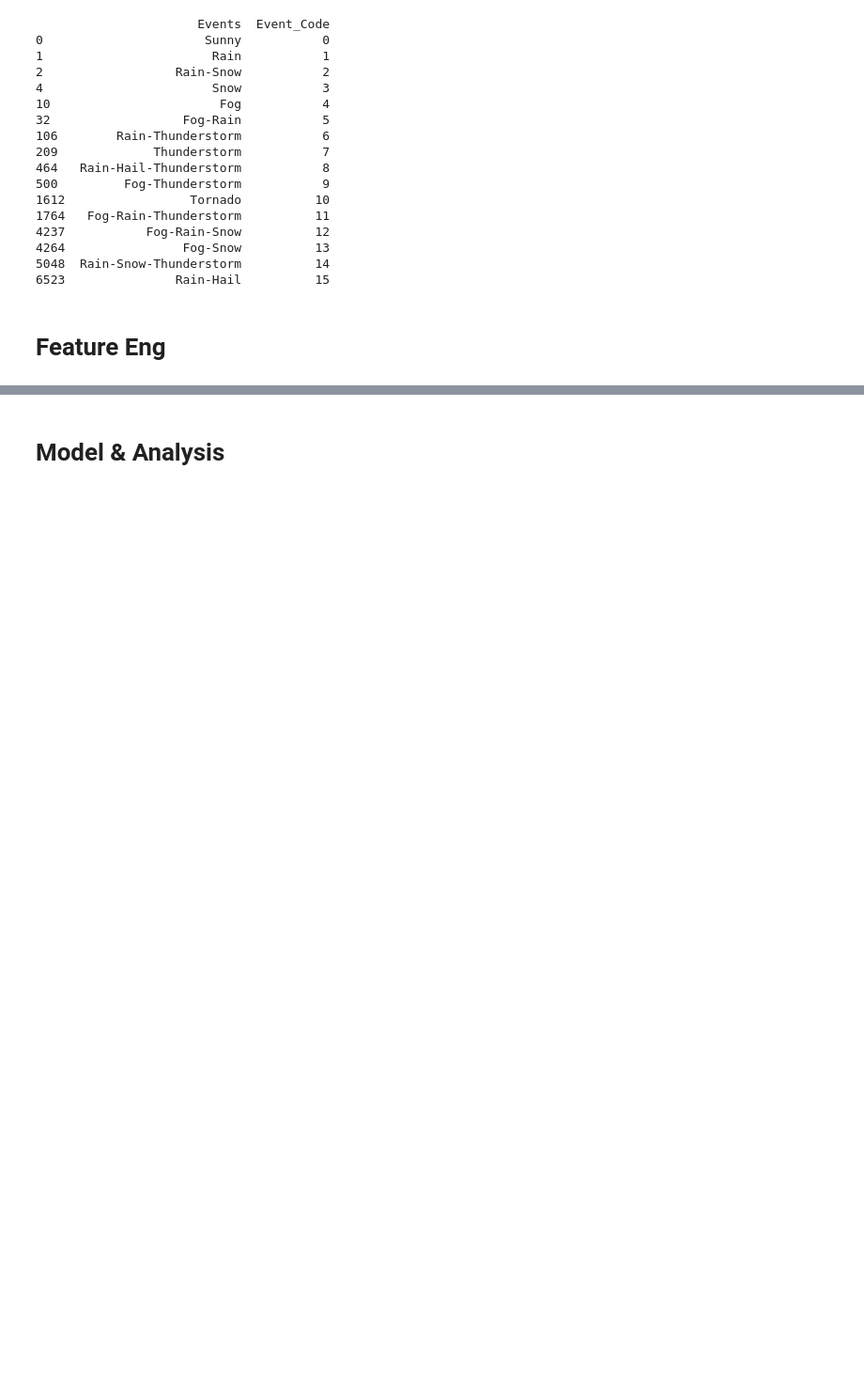
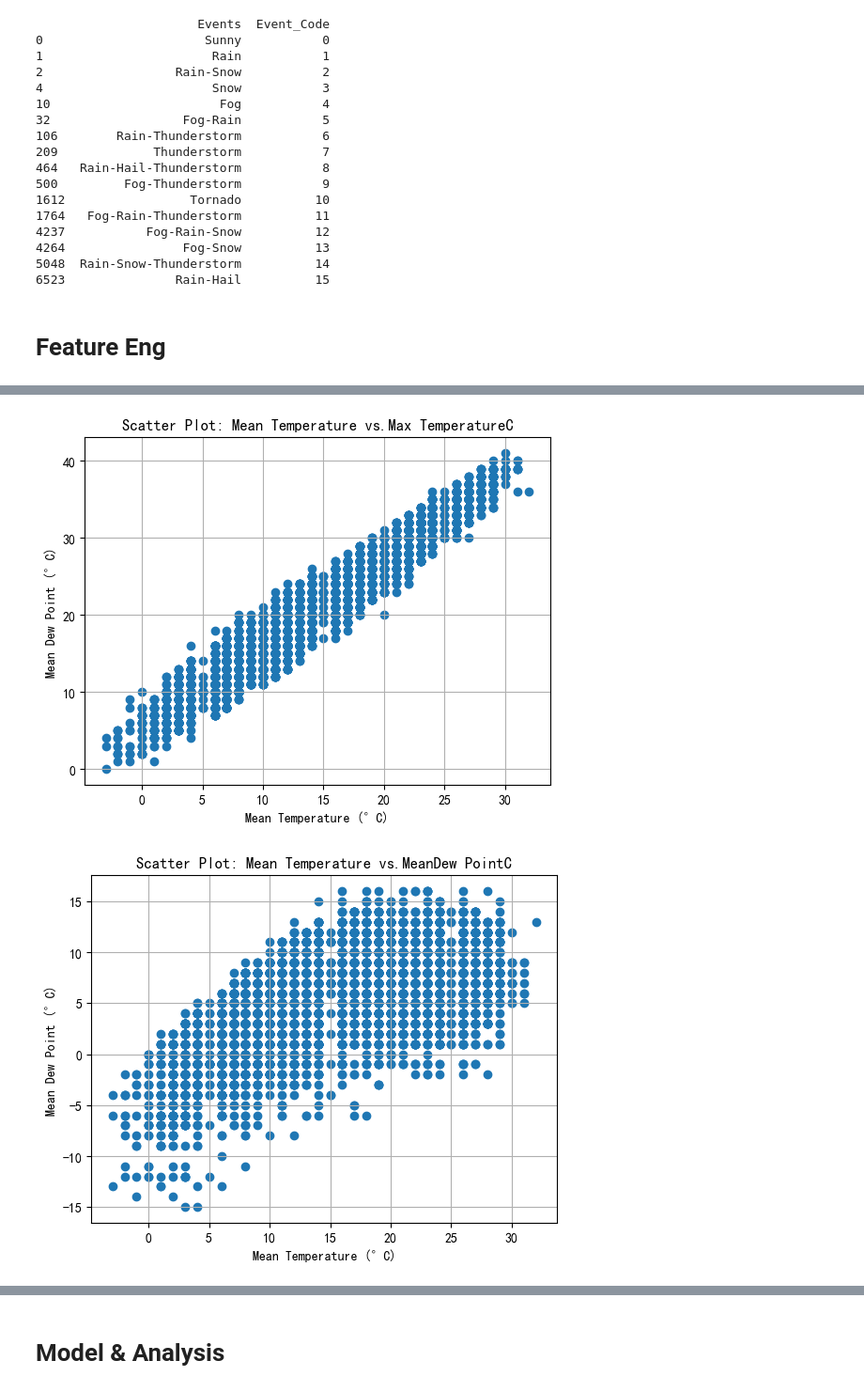
Before and after one commit to JerryFhuurr/MAL-FinalProject-New, a Jupyter notebook: PLANB/final.ipynb, the cells around one changed output, grey strips where cells are left out. Shown at 94% size. Drawn from its saved outputs; the diff is of its cells as text; code cells hidden in the pictures; blank space fills up the shorter version.

```diff
--- a/PLANB/final.ipynb
+++ b/PLANB/final.ipynb
@@ -166,0 +282,15 @@ weather_data = weather_data.drop(columns=[' Events'])
+# %%
+def scatter_point_columns(columns):
+    for c in columns:
+        plt.scatter(weather_data['Mean TemperatureC'], weather_data[c])
+        plt.xlabel('Mean Temperature (°C)')
+        plt.ylabel('Mean Dew Point (°C)')
+        plt.title('Scatter Plot: Mean Temperature vs.' + c)
+        plt.grid(True)
+        plt.show()
+# %%
+scatter_point_columns(['Max TemperatureC', 'MeanDew PointC', ' Mean Humidity', ' Mean Sea Level PressurehPa', ' Mean VisibilityKm', ' Mean Wind SpeedKm/h',
+                       'Precipitationmm', ' Max Gust SpeedKm/h', 'WindDirDegrees'])
+# %% [output]
+[figure, added]
+[figure, added]
```
Also changed, not shown: parts of 17 cells of this notebook.
